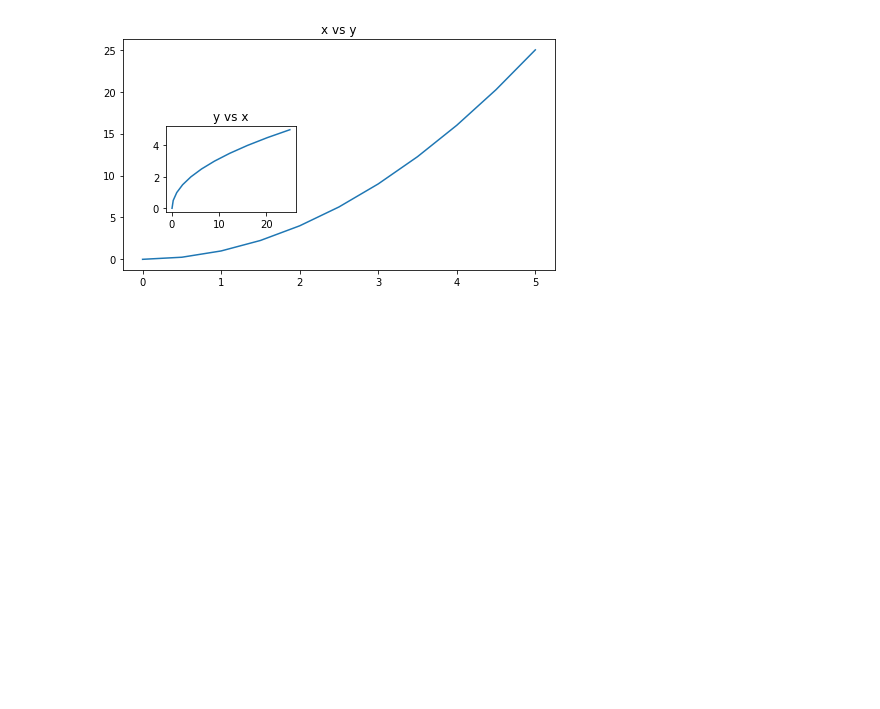
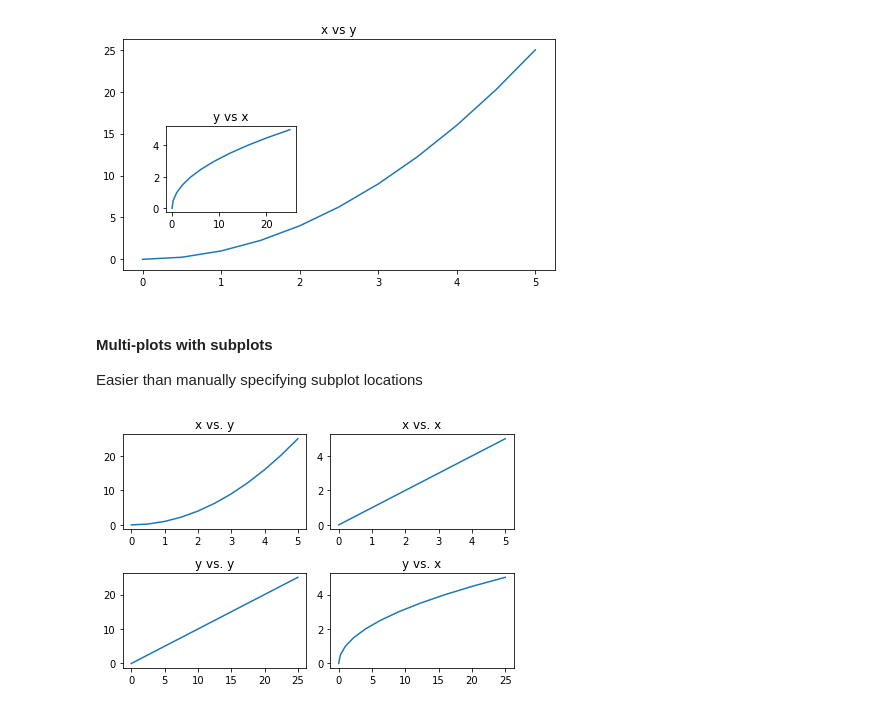
Before and after one commit to kamelCased/learningDataScience, a Jupyter notebook: MatPlotLib.ipynb, the cells around one changed output. Drawn from its saved outputs; the diff is of its cells as text; code cells hidden in the pictures; blank space fills up the shorter version.

```diff
--- a/MatPlotLib.ipynb
+++ b/MatPlotLib.ipynb
@@ -130,3 +130,33 @@ axes2.set_title('y vs x')
 # %% [output]
 Text(0.5, 1.0, 'y vs x')
 [figure]
+# %% [markdown]
+#### Multi-plots with subplots
+
+Easier than manually specifying subplot locations
+# %%
+# 1. Create a  canvas with 2rowsx2cols subplots
+fig,axes = plt.subplots(nrows=2,ncols=2)
+
+# 2. Index the axes list to plot on the specific subplot
+
+# First Plot
+axes[0,0].plot(x,y)
+axes[0,0].set_title('x vs. y')
+
+# Second Plot
+axes[0,1].plot(x,x)
+axes[0,1].set_title('x vs. x')
+
+# Third Plot
+axes[1,0].plot(y,y)
+axes[1,0].set_title('y vs. y')
+
+# Fourth Plot
+axes[1,1].plot(y,x)
+axes[1,1].set_title('y vs. x')
+
+# Get rid of overlap
+fig.tight_layout()
+# %% [output]
+[figure, added]
```
Also changed, not shown: parts of 17 cells of this notebook, 1 other file.
